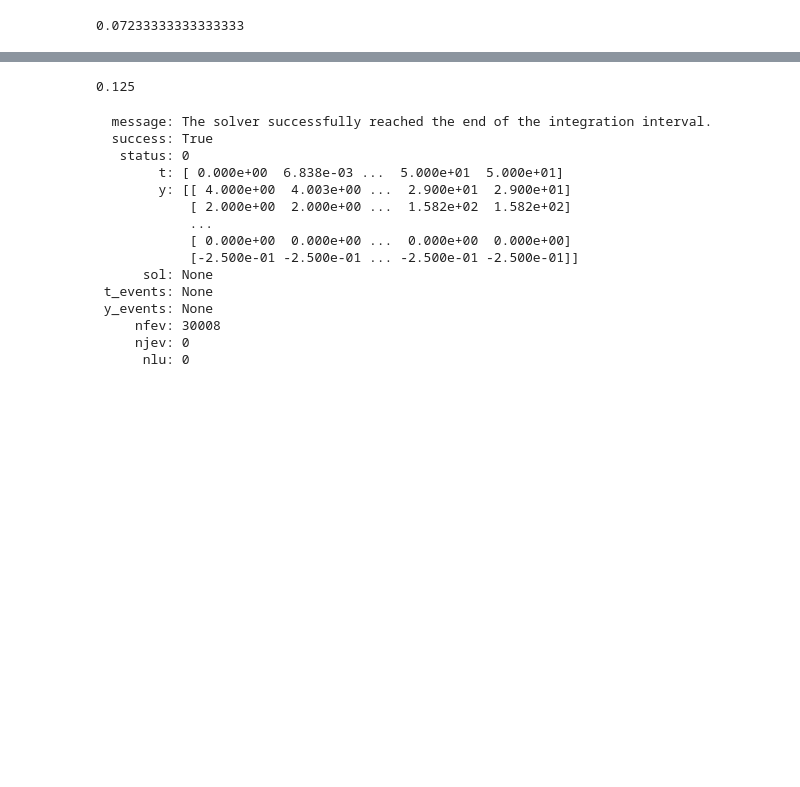
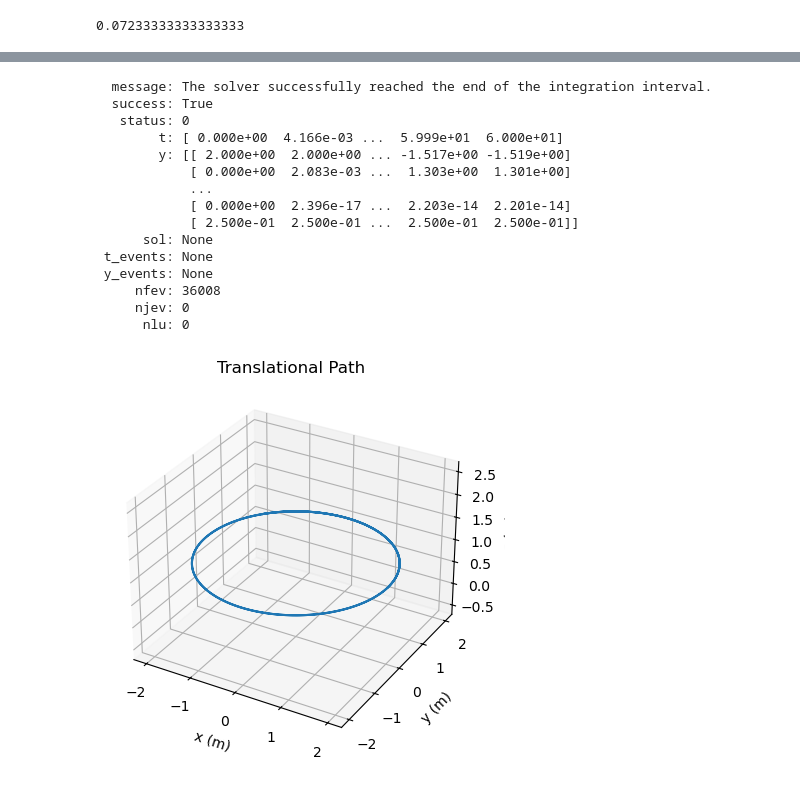
Before and after one commit to pranetp/AE352_life, a Jupyter notebook: Quad_Sim_Circle.ipynb, the cells around one changed output, grey strips where cells are left out. Saved outputs shown, nothing was run; the diff lists cells and outputs as text; code cells hidden in the pictures; blank space fills up the shorter version.

```diff
--- a/Quad_Sim_Circle.ipynb
+++ b/Quad_Sim_Circle.ipynb
@@ -123,35 +126,30 @@ init_theta
 #W = 8.828999999999999
 #w = 18627.79106464644
     #clockwise
-w1 = w
-w3 = w
+w1 = 18629.7426143704
+w3 = 18627.3515605492
     #counter-clockwise
-w2 = w
-w4 = w
+w2 = 18628.5471258225
+w4 = 18628.5471258225
 
 
-fr = body_forces(w1, w2, w3, w4)[3]
-fr * np.sin(init_theta)
-np.sqrt(fr/m * np.sin(init_theta)/2)
-fr*np.sin(-init_theta)
-0.5**2/2
+fr = body_forces(w1, w2, w3, w4)
-# %% [output]
-0.125
 # %%
-px0 = 4
-py0 = 2
+px0 = 2
+py0 = 0
 pz0 = 1
-vx0 = 0.5
-vy0 = 0
+vx0 = 0.
+vy0 = 0.5
 vz0 = 0
-phi0 = init_theta
-theta0 = 0#init_theta
-psi0 = 0#-init_theta
-omegax0 = 0 #init_omegax
+phi0 = 0
+theta0 = theta_init
+psi0 = 0
+omegax0 = 0.25*np.sin(-theta_init)
 omegay0 = 0
-omegaz0 = -0.25
+omegaz0 = 0.25*np.cos(-theta_init)
 
-t = (0, 50)
+
+t = (0, 60)
 
 init = [px0, py0, pz0, vx0, vy0, vz0,
         phi0, theta0, psi0, omegax0, omegay0, omegaz0]
@@ -159,6 +157,7 @@ init = [px0, py0, pz0, vx0, vy0, vz0,
 #controls
 taux, tauy, tauz, fz = body_forces(w1, w2, w3, w4)
 
+
 para =(taux, tauy, tauz, fz)
 sol = solve_ivp(quad_EOM, t, init, max_step = 0.01, args = para)
 sol
@@ -166,16 +165,31 @@ sol
   message: The solver successfully reached the end of the integration interval.
   success: True
    status: 0
-        t: [ 0.000e+00  6.838e-03 ...  5.000e+01  5.000e+01]
-        y: [[ 4.000e+00  4.003e+00 ...  2.900e+01  2.900e+01]
-            [ 2.000e+00  2.000e+00 ...  1.582e+02  1.582e+02]
+        t: [ 0.000e+00  4.166e-03 ...  5.999e+01  6.000e+01]
+        y: [[ 2.000e+00  2.000e+00 ... -1.517e+00 -1.519e+00]
+            [ 0.000e+00  2.083e-03 ...  1.303e+00  1.301e+00]
             ...
-            [ 0.000e+00  0.000e+00 ...  0.000e+00  0.000e+00]
-            [-2.500e-01 -2.500e-01 ... -2.500e-01 -2.500e-01]]
+            [ 0.000e+00  2.396e-17 ...  2.203e-14  2.201e-14]
+            [ 2.500e-01  2.500e-01 ...  2.500e-01  2.500e-01]]
       sol: None
  t_events: None
  y_events: None
-     nfev: 30008
+     nfev: 36008
      njev: 0
       nlu: 0
+# %%
+fig = plt.figure()
+pax = fig.add_subplot(111, projection='3d')
+
+pax.plot(sol.y[0], sol.y[1], sol.y[2])
+pax.axis('equal')
+
+pax.set_title('Translational Path')
+pax.set_xlabel('x (m)')
+pax.set_ylabel('y (m)')
+pax.set_zlabel('z (m)')
+fig.savefig(fname = 'circle_path', dpi = 1200)
+plt.show()
+# %% [output]
+[figure, added]
 # %%
```
Also changed, not shown: parts of 15 cells of this notebook, 2 other files.
